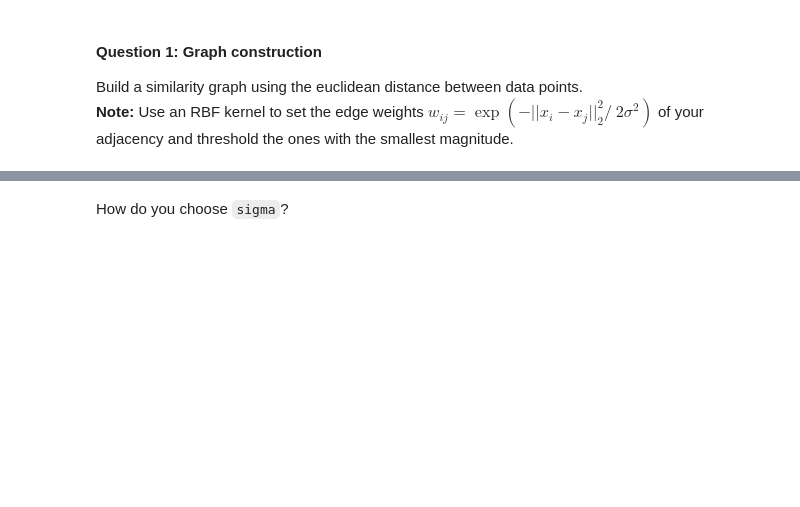
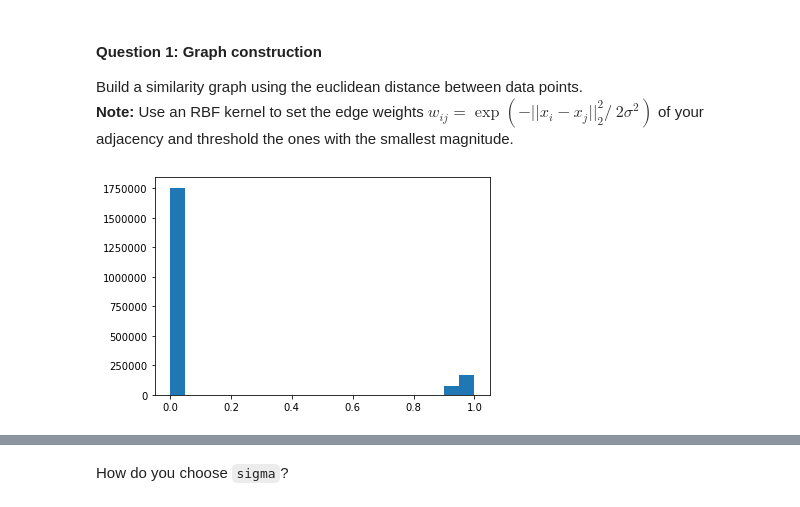
Before and after one commit to alex-mocanu/A-Network-Tour-of-DS-Homework, a Jupyter notebook: Assignment 2/2_learning_with_graphs.ipynb, the cells around one changed output, grey strips where cells are left out. Saved outputs shown, nothing was run; the diff lists cells and outputs as text; code cells hidden in the pictures; blank space fills up the shorter version.

```diff
--- a/Assignment 2/2_learning_with_graphs.ipynb
+++ b/Assignment 2/2_learning_with_graphs.ipynb
@@ -59,6 +61,17 @@ plt.show()
 #### Question 1: Graph construction
 Build a similarity graph using the euclidean distance between data points.
 **Note:** Use an RBF kernel to set the edge weights $w_{ij}=\exp(-||x_i- x_j||_2^2 / ~ 2 \sigma^2)$ of your adjacency and threshold the ones with the smallest magnitude.
+# %%
+sigma = 3.025
+epsilon = 0.9
+distances = pdist(X, metric='euclidean')
+weights = np.exp(-distances**2 / sigma**2)
+weights[weights < epsilon] = 0
+adjacency = squareform(weights)
+plt.hist(weights.flatten(), bins=20)
+plt.show()
+# %% [output]
+[figure, added]
 # %%
 def epsilon_similarity_graph(X: np.ndarray, sigma=1, epsilon=0):
     """ X (n x d): coordinates of the n data points in R^d.
```
Also changed, not shown: parts of 49 cells of this notebook.
